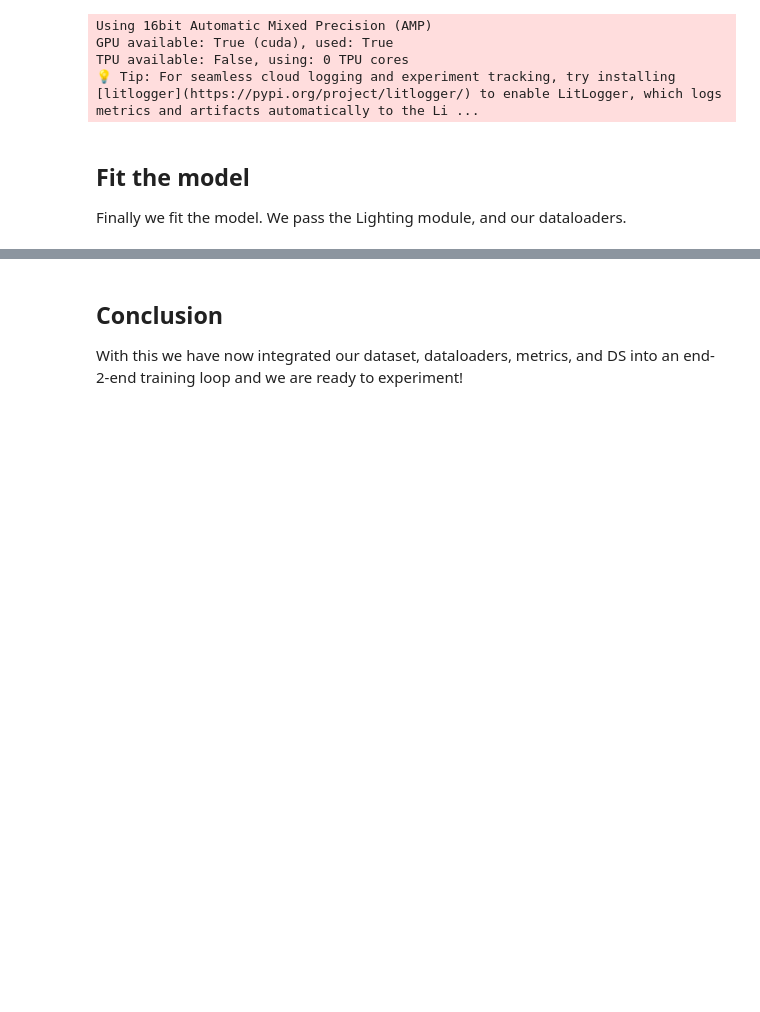
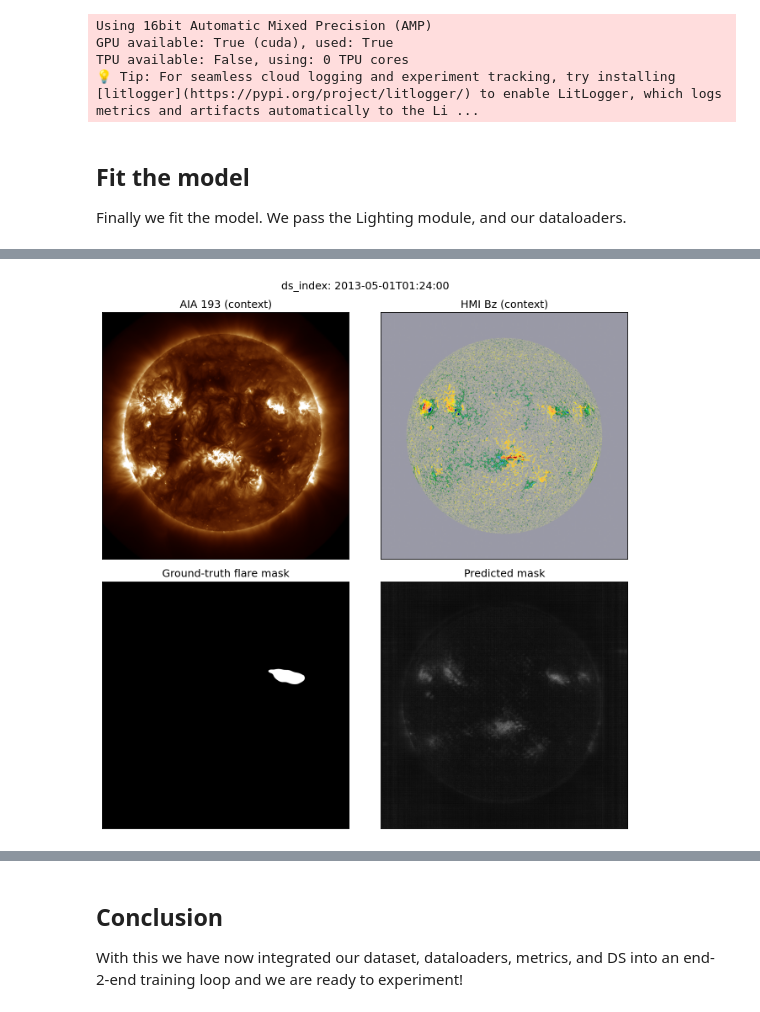
Before and after one commit to adithya-hn/surya_workshop, a Jupyter notebook: downstream_apps/sf_triggers/2_finetune_template_1D.ipynb, the cells around one changed output, grey strips where cells are left out. Saved outputs shown, nothing was run; the diff lists cells and outputs as text; code cells hidden in the pictures; blank space fills up the shorter version.

```diff
--- a/downstream_apps/sf_triggers/2_finetune_template_1D.ipynb
+++ b/downstream_apps/sf_triggers/2_finetune_template_1D.ipynb
@@ -632,0 +705,32 @@ View project at https://wandb.ai/surya-ws2/sf_triggers
+# %%
+import matplotlib.pyplot as plt
+import sunpy.visualization.colormaps as _sunpy_cm  # registers the "sdo*" colormaps used below
+
+channels = cfg.data.channels
+aia_idx = channels.index("aia193")
+hmi_idx = channels.index("hmi_bz")
+
+fig, axes = plt.subplots(2, 2, figsize=(9, 9), dpi=150)
+
+aia_img = context[aia_idx]
+aia_lim = np.percentile(aia_img[aia_img != 0], 99)
+axes[0, 0].imshow(aia_img, cmap="sdoaia193", vmin=0, vmax=aia_lim)
+axes[0, 0].set_title("AIA 193 (context)")
+
+axes[0, 1].imshow(context[hmi_idx], cmap="hmimag", vmin=-1000, vmax=1000)
+axes[0, 1].set_title("HMI Bz (context)")
+
+axes[1, 0].imshow(true_mask, cmap="gray", vmin=0, vmax=1)
+axes[1, 0].set_title("Ground-truth flare mask")
+
+axes[1, 1].imshow(pred_mask, cmap="gray", vmin=0, vmax=1)
+axes[1, 1].set_title("Predicted mask")
+
+for ax in axes.flat:
+    ax.set_xticks([])
+    ax.set_yticks([])
+fig.suptitle(f"ds_index: {val_batch['ds_index'][0]}")
+fig.tight_layout()
+plt.show()
+# %% [output]
+[figure, added]
```
Also changed, not shown: parts of 14 cells of this notebook, 16 other files.
